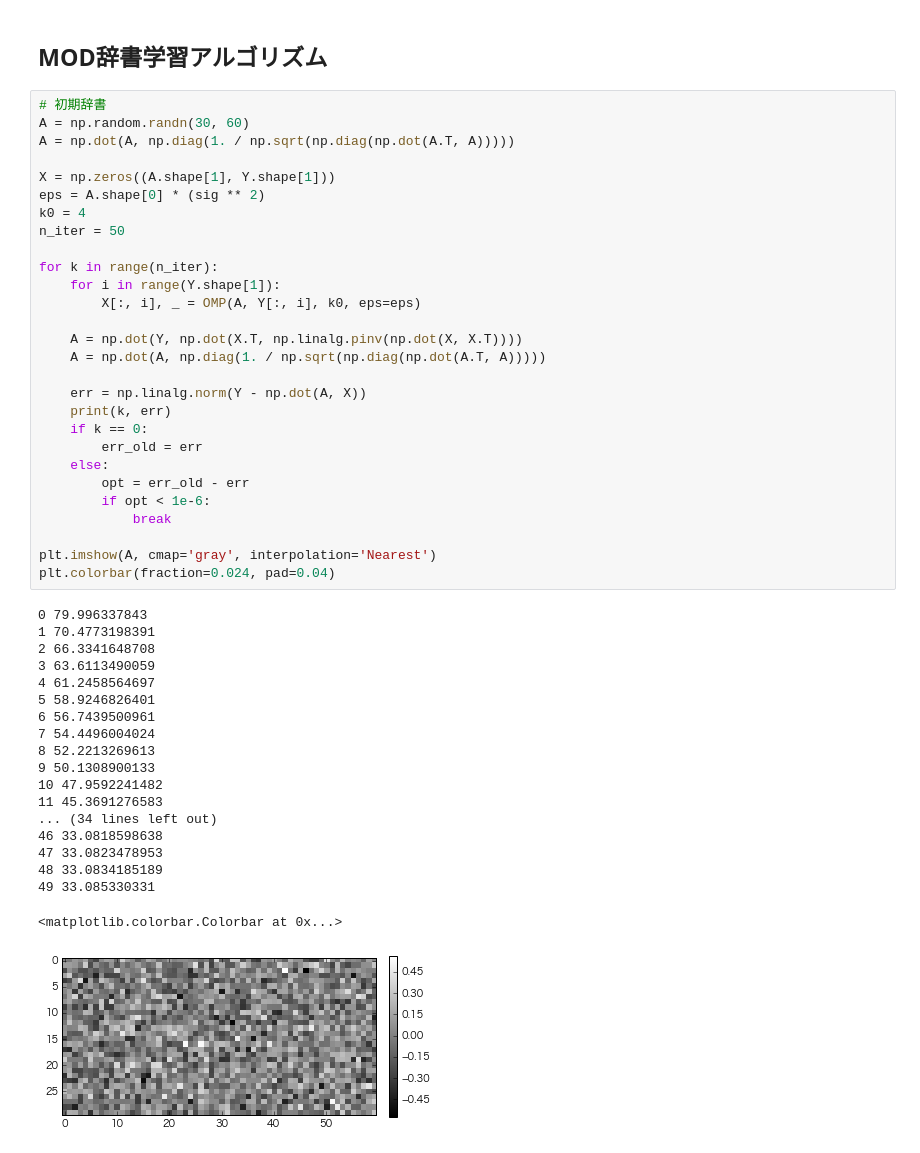
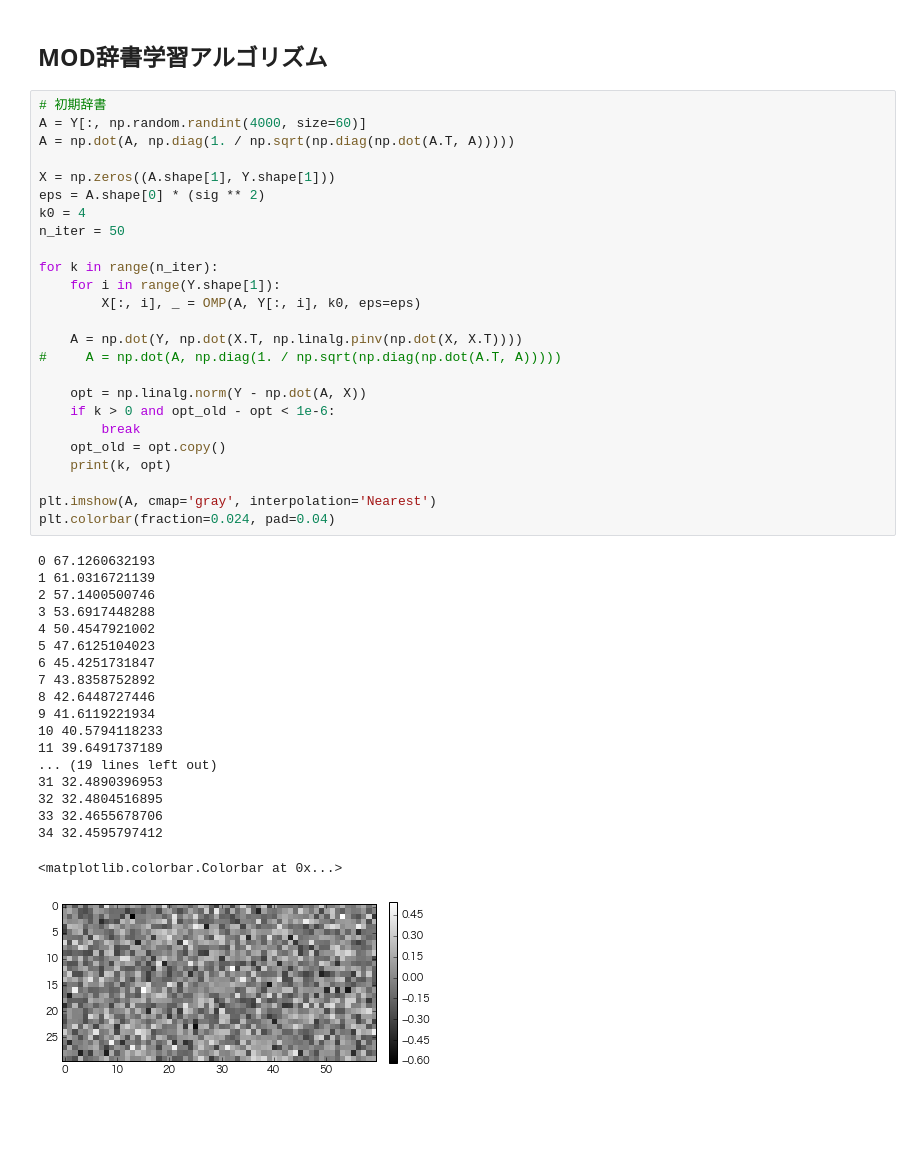
Before and after one commit to kibo35/sparse-modeling, a Jupyter notebook: ch12.ipynb, the cells around one changed output. Drawn from its saved outputs; the diff is of its cells as text; blank space fills up the shorter version.

```diff
--- a/ch12.ipynb
+++ b/ch12.ipynb
@@ -76,49 +76,46 @@ MOD辞書学習アルゴリズム
 --
 # %%
 # 初期辞書
-A = np.random.randn(30, 60)
+A = Y[:, np.random.randint(4000, size=60)]
 A = np.dot(A, np.diag(1. / np.sqrt(np.diag(np.dot(A.T, A)))))
 
 X = np.zeros((A.shape[1], Y.shape[1]))
 eps = A.shape[0] * (sig ** 2)
 k0 = 4
 n_iter = 50
 
 for k in range(n_iter):
     for i in range(Y.shape[1]):
         X[:, i], _ = OMP(A, Y[:, i], k0, eps=eps)
 
     A = np.dot(Y, np.dot(X.T, np.linalg.pinv(np.dot(X, X.T))))
-    A = np.dot(A, np.diag(1. / np.sqrt(np.diag(np.dot(A.T, A)))))
+#     A = np.dot(A, np.diag(1. / np.sqrt(np.diag(np.dot(A.T, A)))))
 
-    err = np.linalg.norm(Y - np.dot(A, X))
-    print(k, err)
-    if k == 0:
-        err_old = err
-    else:
-        opt = err_old - err
-        if opt < 1e-6:
-            break
+    opt = np.linalg.norm(Y - np.dot(A, X))
+    if k > 0 and opt_old - opt < 1e-6:
+        break
+    opt_old = opt.copy()
+    print(k, opt)
 
 plt.imshow(A, cmap='gray', interpolation='Nearest')
 plt.colorbar(fraction=0.024, pad=0.04)
 # %% [output]
-0 79.996337843
-1 70.4773198391
-2 66.3341648708
-3 63.6113490059
-4 61.2458564697
-5 58.9246826401
-6 56.7439500961
-7 54.4496004024
-8 52.2213269613
-9 50.1308900133
-10 47.9592241482
-11 45.3691276583
-... (34 lines left out)
-46 33.0818598638
-47 33.0823478953
-48 33.0834185189
-49 33.085330331
+0 67.1260632193
+1 61.0316721139
+2 57.1400500746
+3 53.6917448288
+4 50.4547921002
+5 47.6125104023
+6 45.4251731847
+7 43.8358752892
+8 42.6448727446
+9 41.6119221934
+10 40.5794118233
+11 39.6491737189
+... (19 lines left out)
+31 32.4890396953
+32 32.4804516895
+33 32.4655678706
+34 32.4595797412
 <matplotlib.colorbar.Colorbar at 0x...>
-[figure, old version]
+[figure, new version]
```
Also changed, not shown: parts of 3 cells of this notebook.
